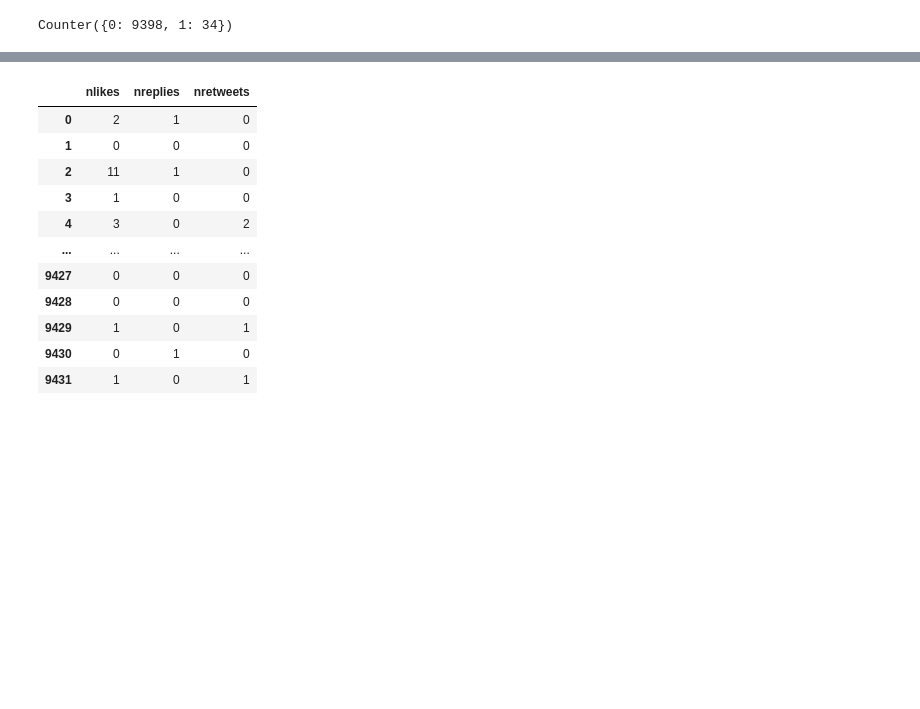
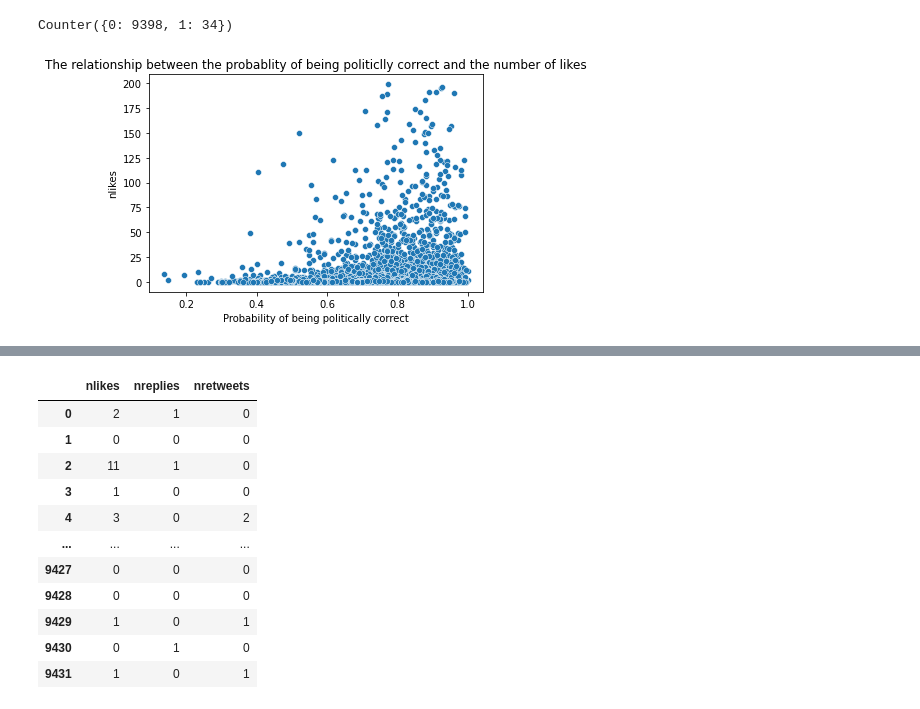
Before and after one commit to macs30200-s22/replication-materials-zbchen0129, a Jupyter notebook: py.ipynb, the cells around one changed output, grey strips where cells are left out. Saved outputs shown, nothing was run; the diff lists cells and outputs as text; code cells hidden in the pictures; blank space fills up the shorter version.

```diff
--- a/py.ipynb
+++ b/py.ipynb
@@ -848,4 +848,11 @@ LogReg.predict(final_data)
 Counter({0: 9398, 1: 34})
 # %%
 import seaborn as sns
+# %%
+sns.scatterplot(RF.predict_proba(final_data)[:, 0], a['nlikes'])
+plt.xlabel('Probability of being politically correct');
+plt.title('The relationship between the probablity of being politiclly correct and the number of likes')
+plt.savefig('ralation_nlikes.png')
+# %% [output]
+[figure, added]
 # %%
```
Also changed, not shown: parts of 3 cells of this notebook, 5 other files.
